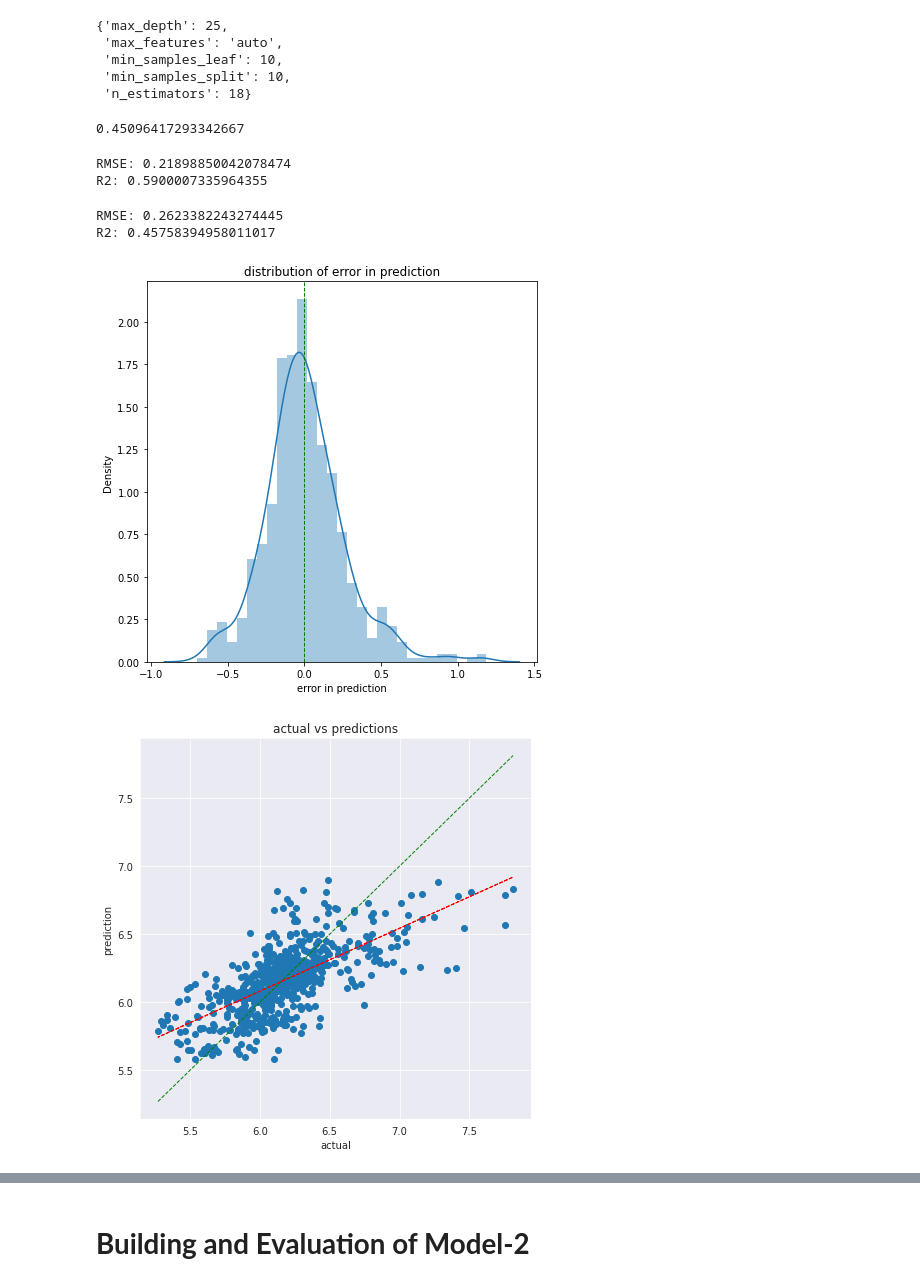
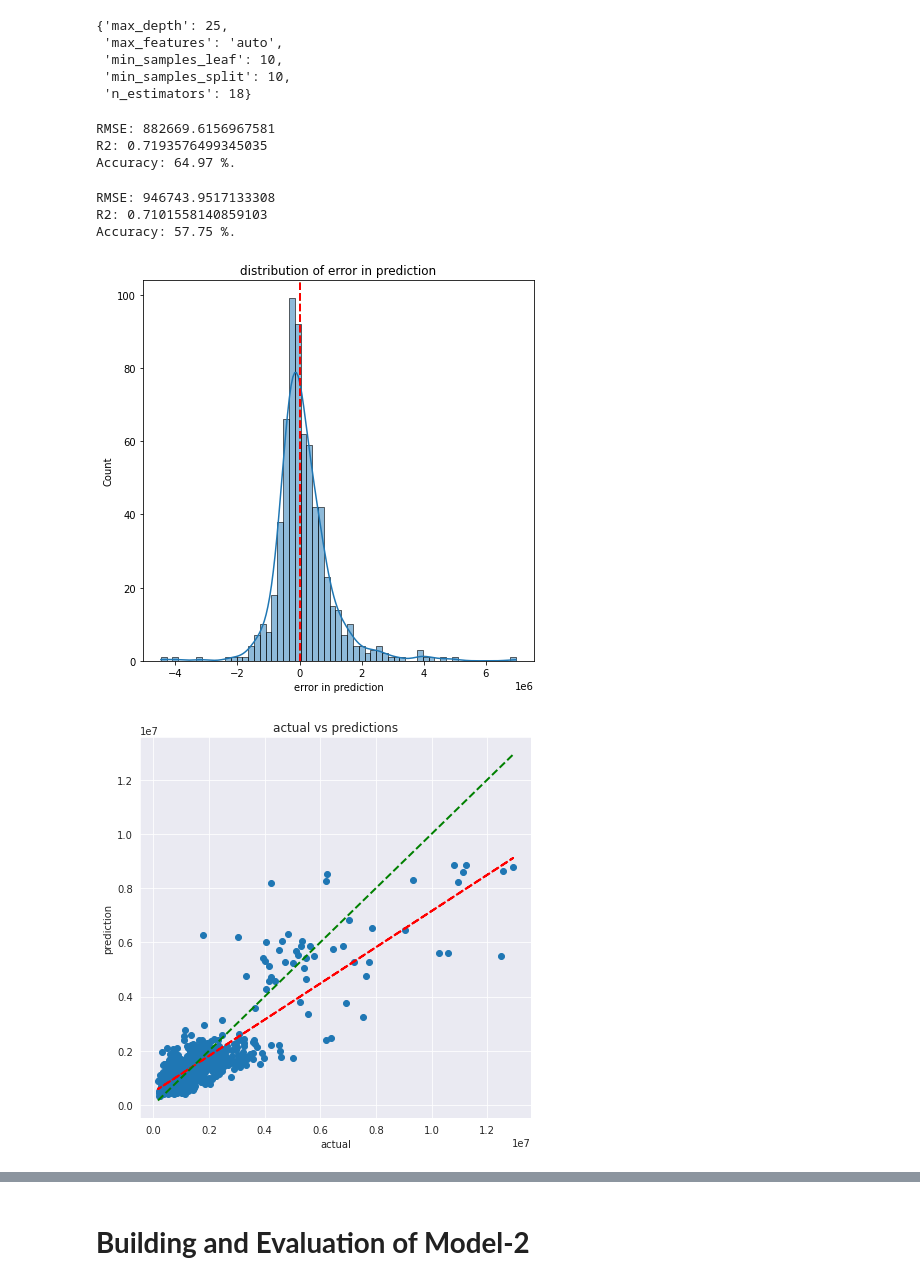
Before and after one commit to prabirdeb/Ted-Talk-Views-Prediction, a Jupyter notebook: Ted_Talk_Views_Prediction.ipynb, the cells around one changed output, grey strips where cells are left out. Cells and saved outputs as stored; diff of their text form; code cells hidden in the pictures.

```diff
--- a/Ted_Talk_Views_Prediction.ipynb
+++ b/Ted_Talk_Views_Prediction.ipynb
@@ -393,6 +492,6 @@ plt.show()
 # %%
-# Checking distribution of all numerical independent variables (except views)
-for col in ted_talk_df_clean.describe().columns[1:]:
+# Checking distribution of all numerical independent variables (except views and topics)
+for col in ted_talk_df_clean.describe().columns[1:4]:
     fig = plt.figure(figsize=(7, 7))
     ax = fig.gca()
     feature = ted_talk_df_clean[col]
@@ -409,7 +508,7 @@ plt.show()
 # days old is not positively or negatively sckewed.
 # %%
 # Checking distribution after log transformation
-for col in ted_talk_df_clean.describe().columns[1:]:
+for col in ted_talk_df_clean.describe().columns[1:4]:
     fig = plt.figure(figsize=(7, 7))
     ax = fig.gca()
     feature = np.log10(ted_talk_df_clean[col])
@@ -424,6 +523,6 @@ plt.show()
 # %%
-# Checking correlation of independent variables with dependent variables
-for col in ted_talk_df_clean.describe().columns[1:]:
+# Checking correlation of dependent variable with independent variables
+for col in ted_talk_df_clean.describe().columns[1:4]:
     fig = plt.figure(figsize=(7, 7))
     ax = fig.gca()
     feature = ted_talk_df_clean[col]
@@ -481,7 +590,7 @@ independent_variables
 # %%
 # Creating normalized input and output dataset
 X = np.log10(ted_talk_df_clean[['duration', 'comments']])
-X[['years_run']]=ted_talk_df_clean[['years_run']]
+X[list(set(independent_variables)-{'duration', 'comments'})]=ted_talk_df_clean[list(set(independent_variables)-{'duration', 'comments'})]
 
 y = np.log10(ted_talk_df_clean[dependent_variable])
 # %%
@@ -581,38 +692,40 @@ model_rf_cv.best_params_
  'min_samples_leaf': 10,
  'min_samples_split': 10,
  'n_estimators': 18}
-# %%
-model_rf_cv.best_score_
-# %% [output]
-0.45096417293342667
 # %%
 # Checking model performance for train set
 y_train_preds = model_rf_cv.predict(X_train)
-rmse=math.sqrt(mean_squared_error(y_train, y_train_preds))
+rmse=math.sqrt(mean_squared_error(10**y_train, 10**y_train_preds))
 print("RMSE:",rmse)
-r2=r2_score(y_train, y_train_preds)
+r2=r2_score(10**y_train, 10**y_train_preds)
 print("R2:",r2)
+accuracy = (1 -mean_absolute_percentage_error(10**y_train, 10**y_train_preds))*100
+print('Accuracy:', round(accuracy, 2), '%.')
 # %% [output]
-RMSE: 0.21898850042078474
-R2: 0.5900007335964355
+RMSE: 882669.6156967581
+R2: 0.7193576499345035
+Accuracy: 64.97 %.
 # %%
 # Checking model performance for test set
 y_test_preds = model_rf_cv.predict(X_test)
-rmse=math.sqrt(mean_squared_error(y_test, y_test_preds))
+rmse=math.sqrt(mean_squared_error(10**y_test, 10**y_test_preds))
 print("RMSE:",rmse)
-r2=r2_score(y_test, y_test_preds)
+r2=r2_score(10**y_test, 10**y_test_preds)
 print("R2:",r2)
+accuracy = (1 -mean_absolute_percentage_error(10**y_test, 10**y_test_preds))*100
+print('Accuracy:', round(accuracy, 2), '%.')
 # %% [output]
-RMSE: 0.2623382243274445
-R2: 0.45758394958011017
+RMSE: 946743.9517133308
+R2: 0.7101558140859103
+Accuracy: 57.75 %.
 # %%
 # Checking the distribution of error in prediction
 plt.figure(figsize=(7, 7))
-sns.distplot(y_test-y_test_preds)
-plt.axvline(0, 0, 1, color ='green', linestyle ="--", linewidth = 1)
-
+sns.histplot(10**y_test-10**y_test_preds, kde=True)
+plt.axvline(0, color ='green', linestyle ="--", linewidth = 2)
+plt.axvline((y_test-y_test_preds).mean(), color='red', linestyle='--', linewidth=2)
 plt.title('distribution of error in prediction')
 plt.xlabel('error in prediction')
 plt.show()
 # %% [output]
-[figure, old version]
+[figure, new version]
@@ -622,17 +735,16 @@ plt.show()
 # Checking actual vs predictions
 plt.figure(figsize=(7, 7))
 sns.set_style("darkgrid")
-plt.scatter(y_test, y_test_preds)
+plt.scatter(10**y_test, 10**y_test_preds)
 
-fit = np.polyfit(y_test, y_test_preds, deg=1)
+fit = np.polyfit(10**y_test, 10**y_test_preds, deg=1)
 p = np.poly1d(fit)
-plt.plot(y_test,p(y_test),"r--",linewidth = 1)
-
-plt.plot([y_test.min(),y_test.mean(),y_test.max()], [y_test.min(),y_test.mean(),y_test.max()],"g--",linewidth = 1)
+plt.plot(10**y_test,p(10**y_test),"r--",linewidth = 2)
+plt.plot([10**y_test.min(),10**y_test.mean(),10**y_test.max()], [10**y_test.min(),10**y_test.mean(),10**y_test.max()],"g--",linewidth = 2)
 
 plt.title('actual vs predictions')
 plt.ylabel('prediction')
 plt.xlabel('actual')
 plt.show()
 # %% [output]
-[figure, old version]
+[figure, new version]
```
Also changed, not shown: parts of 58 cells of this notebook.
